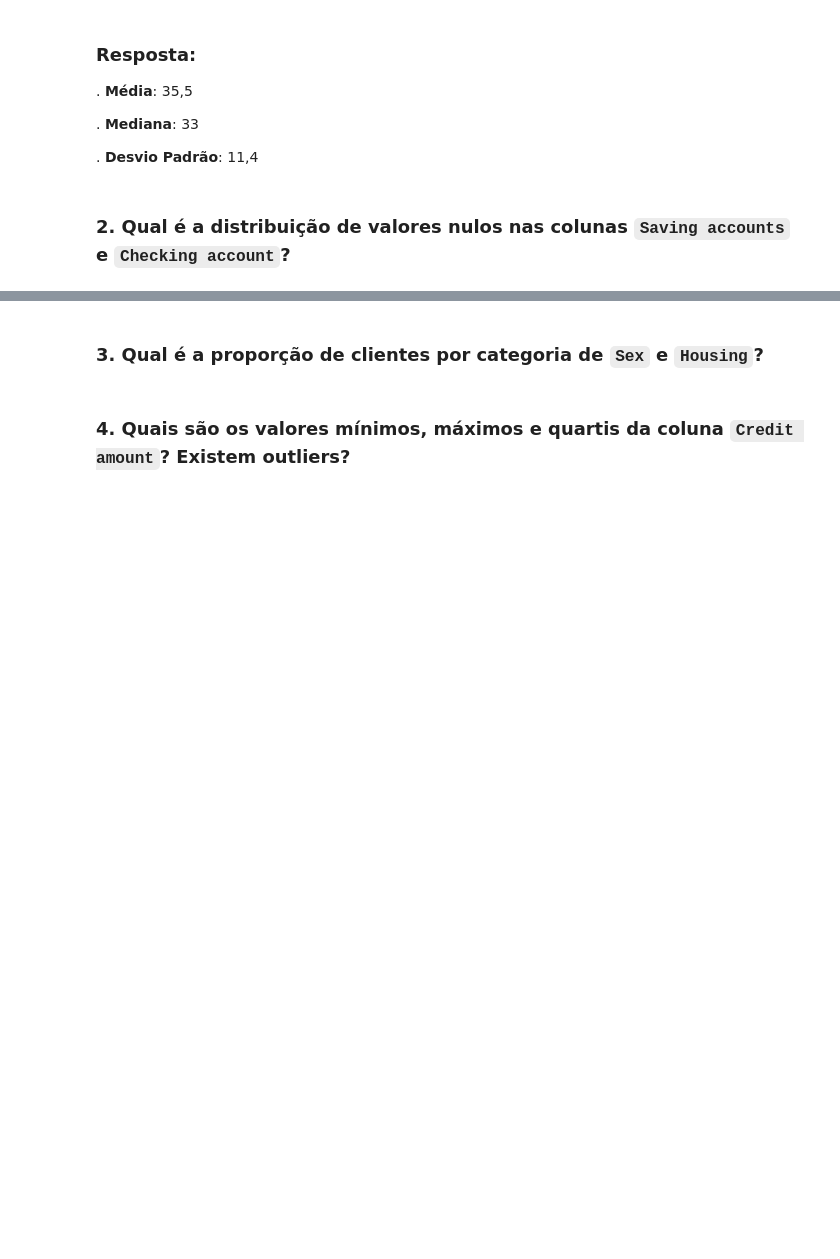
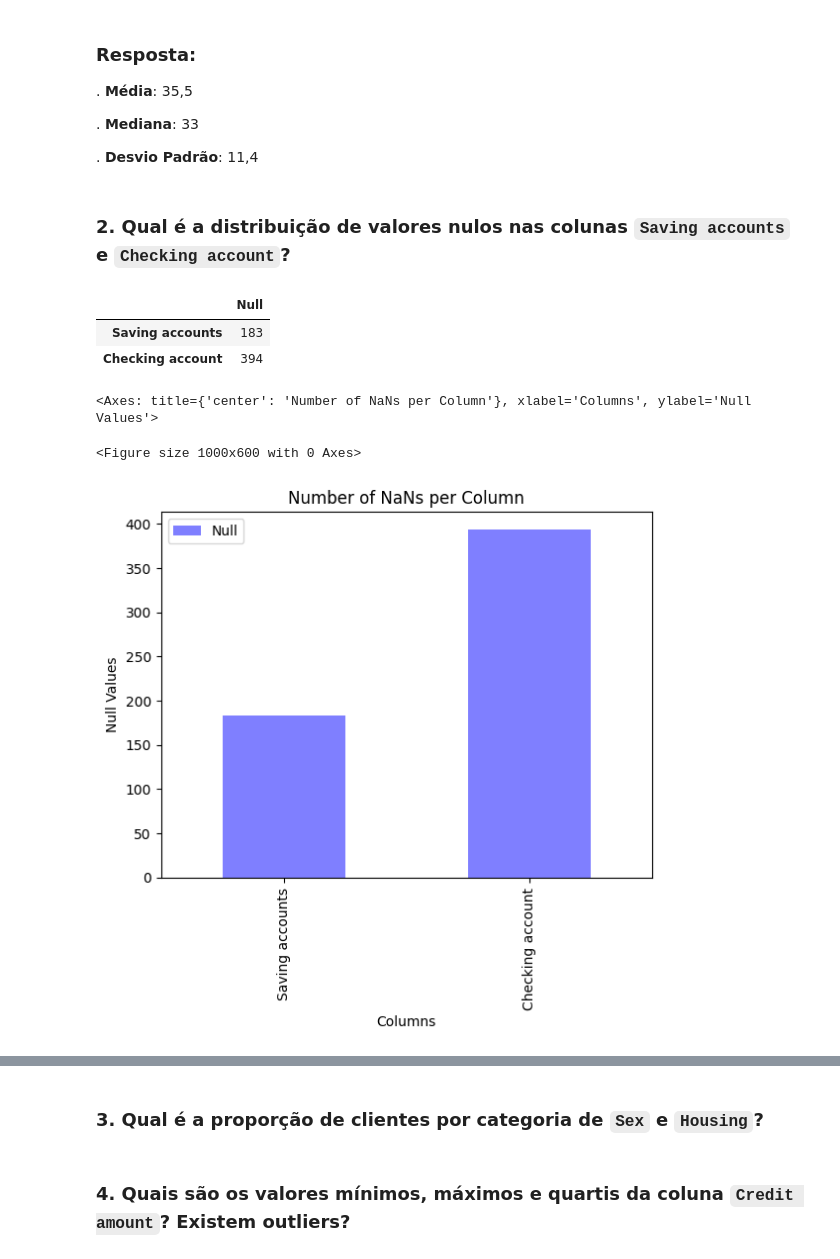
Before and after one commit to engjoaofaro/descriptive-statistics-practical-task-01, a Jupyter notebook: Atividade Prática 1.ipynb, the cells around one changed output, grey strips where cells are left out. Drawn from its saved outputs; the diff is of its cells as text; code cells hidden in the pictures; blank space fills up the shorter version.

```diff
--- a/Atividade Prática 1.ipynb
+++ b/Atividade Prática 1.ipynb
@@ -114,3 +114,28 @@ df_age
 . **Desvio Padrão**: 11,4
 # %% [markdown]
 ### 2. Qual é a distribuição de valores nulos nas colunas `Saving accounts` e `Checking account`?
+# %%
+# Getting NaN values from columns: Saving accounts and Checking account
+saving_accounts_isnull = credit_risk['Saving accounts'].isna().sum()
+checking_account_isnull = credit_risk['Checking account'].isna().sum()
+# Transforming to DataFrame
+distributions_accounts_null = np.array([saving_accounts_isnull, checking_account_isnull])
+df_null = pd.DataFrame(distributions_accounts_null, index=['Saving accounts', 'Checking account'], columns=['Null'])
+df_null
+# %% [output]
+|  | Null |
+| Saving accounts | 183 |
+| Checking account | 394 |
+# %%
+# Plot For better visualization
+plt.figure(figsize=(10, 6))
+df_null.plot(kind='bar',
+             title='Number of NaNs per Column',
+             xlabel='Columns',
+             alpha=0.5,
+             ylabel='Null Values',
+             color='blue')
+# %% [output]
+<Axes: title={'center': 'Number of NaNs per Column'}, xlabel='Columns', ylabel='Null Values'>
+<Figure size 1000x600 with 0 Axes>
+[figure, added]
```
Also changed, not shown: parts of 1 cell of this notebook.
